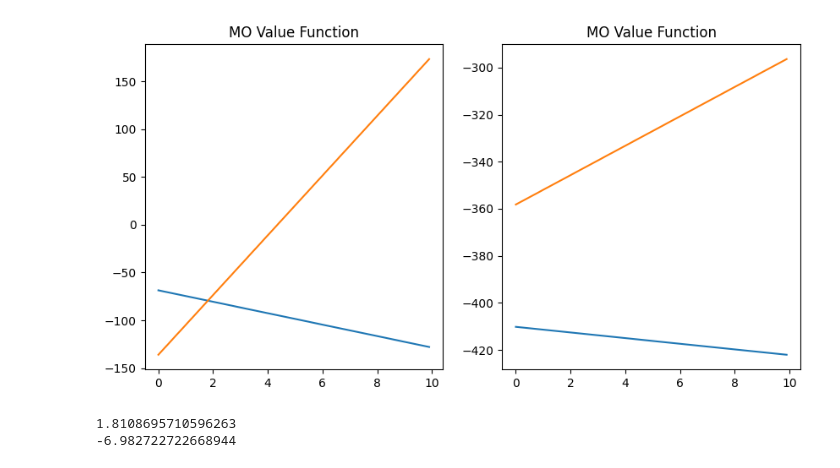
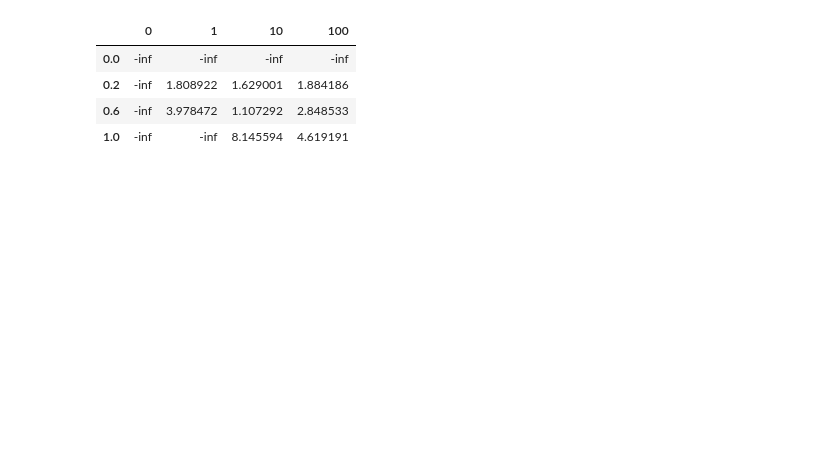
Before and after one commit to maymac00/MAEGG_IPPO, a Jupyter notebook: ols_visualize.ipynb, the cells around one changed output. Cells and saved outputs as stored; diff of their text form; code cells hidden in the pictures; blank space fills up the shorter version.

```diff
--- a/ols_visualize.ipynb
+++ b/ols_visualize.ipynb
@@ -105,40 +194,36 @@ plt.show()
 # %%
-# Plot values as function of weight w that scales the reward
-policies = large_policies
+def compute_wes_prima(eff, db):
+    def aggregation_function(wes, method="median"):
+        # cut to interval 1-10 else return -inf
+        wes = [w for w in wes if w >= 1 and w <= 10]
+        if len(wes) == 0:
+            return -np.infty
+        if method == "median":
+            return np.median(wes)
+        if method == "mean":
+            return np.mean(wes)
+        if method == "max":
+            return np.max(wes)
+        if method == "min":
+            return np.min(wes)
+    wes_prima = []
+    for ag in range(5):
+        # Print intersecctions
+        p1 = unet_policies_values[eff][ag]
+        p2 = ref_policies_values[eff][db][ag]
+        inter = get_intersection(p1[0], p1[1], p2[0], p2[1])
+        wes_prima.append(inter)
+    return aggregation_function(wes_prima, method="median")
 
-fig, axs = plt.subplots(1, 2, figsize=(10, 5))
-step = 0.1
-# for ag in mo_value_w10:
-max_weight = 10
-# Subplot for each agent
-x = np.arange(0, max_weight, step)
-w = np.array([np.ones(int(max_weight/step)), np.arange(0, max_weight, step)])
-
-setting = {"eff": 0.2, "db": 1}
-weights = [0, 10]
-n_eff = int(5 * setting["eff"])
-
-for we in weights:
-    axs[0].set_title("MO Value Function")
-    p = policies[we][setting["eff"]][setting["db"]][:n_eff].mean(axis=0)
-    y = np.dot(p, w)
-    axs[0].plot(x, y)
-
-    axs[1].set_title("MO Value Function")
-    p = policies[we][setting["eff"]][setting["db"]][(n_eff-1):].mean(axis=0)
-    y = np.dot(p, w)
-    axs[1].plot(x, y)
-
-plt.show()
-
-# Print intersecctions
-p1 = policies[0][setting["eff"]][setting["db"]][:n_eff].mean(axis=0)
-p2 = policies[10][setting["eff"]][setting["db"]][:n_eff].mean(axis=0)
-print(get_intersection(p1[0], p1[1], p2[0], p2[1]))
-p1 = policies[0][setting["eff"]][setting["db"]][(n_eff-1):].mean(axis=0)
-p2 = policies[10][setting["eff"]][setting["db"]][(n_eff-1):].mean(axis=0)
-print(get_intersection(p1[0], p1[1], p2[0], p2[1]))
+# Create table of WES' for each eff (from 0.2, 0.6, 1) and db (from 0, 1, 10, 100)
+wes_prima = {
+    db: {eff: compute_wes_prima(eff, db) for eff in eff_keys} for db in db_keys
+}
+# pretty print as dataframe
+pd.DataFrame(wes_prima)
 # %% [output]
-[figure, removed]
-1.8108695710596263
--6.982722722668944
+|  | 0 | 1 | 10 | 100 |
+| 0.0 | -inf | -inf | -inf | -inf |
+| 0.2 | -inf | 1.808922 | 1.629001 | 1.884186 |
+| 0.6 | -inf | 3.978472 | 1.107292 | 2.848533 |
+| 1.0 | -inf | -inf | 8.145594 | 4.619191 |
```
Also changed, not shown: parts of 13 cells of this notebook, 2 other files.
